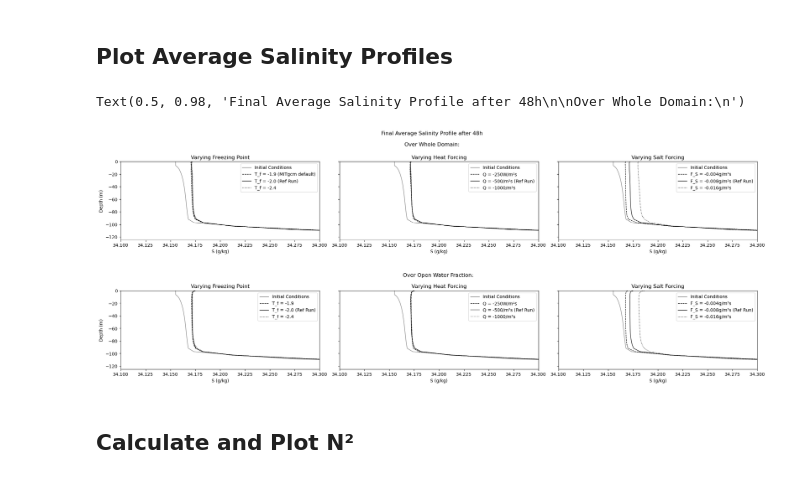
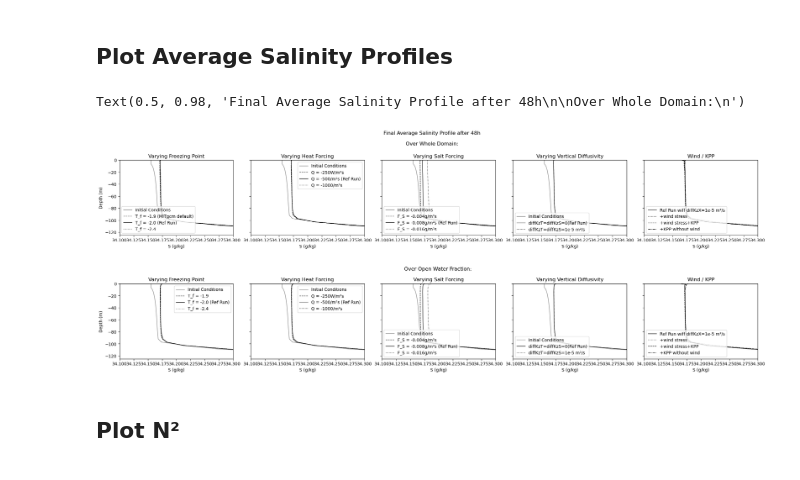
Before and after one commit to marlene-schramm/MSc_data_analysis, a Jupyter notebook: model_output/Compare_T_S_N2.ipynb, the cells around one changed output. Drawn from its saved outputs; the diff is of its cells as text; code cells hidden in the pictures.

```diff
--- a/model_output/Compare_T_S_N2.ipynb
+++ b/model_output/Compare_T_S_N2.ipynb
@@ -162,0 +215,15 @@ Text(0.5, 0.98, 'Final Average Temperature Profile after 48h\n\nOver Whole Domai
+# %%
+# close look at some diffk + wind varations
+fig, axs = plt.subplots(figsize = (25,8))
+plt.rcParams['lines.linewidth'] = 1
+
+axs.set_title("Varying Vertical Diffusivity / Wind")
+axs.plot(final_avg_T_wholedomain.initCond, final_avg_T_wholedomain.index, label = "Initial Conditions", color = "grey")
+axs.plot(final_avg_T_wholedomain.MIZ009, final_avg_T_wholedomain.index, label = "diffKzT=diffKzS=0(Ref Run)", color = "black")
+axs.plot(final_avg_T_wholedomain.MIZ017, final_avg_T_wholedomain.index, label = "diffKzT=diffKzS=1e-5 m²/s", color = "black", linestyle = "dotted")
+axs.plot(final_avg_T_wholedomain.MIZ018, final_avg_T_wholedomain.index, label = "diffKz + wind", color = "black", linestyle = "dashed")
+axs.set_xlabel("T (°C)")
+axs.set_ylabel("Depth (m)")
+axs.set_xlim(-1.98,-1.9)
+
+axs.legend()
@@ -165,7 +235,7 @@ Text(0.5, 0.98, 'Final Average Temperature Profile after 48h\n\nOver Whole Domai
 # %%
 # both in one plot
 
-fig, axs = plt.subplots(2,3, figsize = (21,8), sharex = False, sharey = True, constrained_layout = True)
+fig, axs = plt.subplots(2,5, figsize = (22,8), sharex = False, sharey = True, constrained_layout = True)
 plt.rcParams['lines.linewidth'] = 1
 
 # WHOLE DOMAIN
@@ -192,6 +262,19 @@ axs[0,2].plot(final_avg_S_wholedomain.MIZ012, final_avg_S_wholedomain.index, lab
 axs[0,2].plot(final_avg_S_wholedomain.MIZ009, final_avg_S_wholedomain.index, label = "F_S = -0.008g/m²s (Ref Run)", color = "black")
 axs[0,2].plot(final_avg_S_wholedomain.MIZ013, final_avg_S_wholedomain.index, label = "F_S = -0.016g/m²s", color = "black", linestyle = "dotted")
 
+# diffKz variation
+axs[0,3].set_title("Varying Vertical Diffusivity")
+axs[0,3].plot(final_avg_S_wholedomain.initCond, final_avg_S_wholedomain.index, label = "Initial Conditions", color = "grey")
+axs[0,3].plot(final_avg_S_wholedomain.MIZ009, final_avg_S_wholedomain.index, label = "diffKzT=diffKzS=0(Ref Run)", color = "black")
+axs[0,3].plot(final_avg_S_wholedomain.MIZ017, final_avg_S_wholedomain.index, label = "diffKzT=diffKzS=1e-5 m²/s", color = "black", linestyle = "dotted")
+
+# wind & KPP
+axs[0,4].set_title("Wind / KPP")
+axs[0,4].plot(final_avg_S_wholedomain.MIZ016, final_avg_S_wholedomain.index, label = "Ref Run wiff diffKzX=1e-5 m²/s", color = "black")
+axs[0,4].plot(final_avg_S_wholedomain.MIZ018, final_avg_S_wholedomain.index, label = "+wind stress", color = "black", linestyle = "dotted")
+axs[0,4].plot(final_avg_S_wholedomain.MIZ019, final_avg_S_wholedomain.index, label = "+wind stress+KPP", color = "black", linestyle = "dashed")
+axs[0,4].plot(final_avg_S_wholedomain.MIZ020, final_avg_S_wholedomain.index, label = "+KPP without wind", color = "black", linestyle = "dashdot")
+
 # OPEN WATER FRACTION
 # freezing point variations
 axs[1,0].set_title("Varying Freezing Point")
@@ -202,35 +285,47 @@ axs[1,0].plot(final_avg_S_openwater.MIZ015, final_avg_S_openwater.index, label =
 axs[1,0].set_ylabel("Depth (m)")
 axs[1,0].set_xlabel("S (g/kg)")
 
 
 # heat flux variations
-axs[1,1].set_title("\n\n\nOver Open Water Fraction: \n\nVarying Heat Forcing")
+axs[1,1].set_title("Varying Heat Forcing")
 axs[1,1].plot(final_avg_S_wholedomain.initCond, final_avg_S_wholedomain.index, label = "Initial Conditions", color = "grey")
 axs[1,1].plot(final_avg_S_openwater.MIZ010, final_avg_S_openwater.index, label = "Q = -250W/m²s", color = "black", linestyle = "dashed")
 axs[1,1].plot(final_avg_S_openwater.MIZ009, final_avg_S_openwater.index, label = "Q = -500/m²s (Ref Run)", color = "black")
 axs[1,1].plot(final_avg_S_openwater.MIZ011, final_avg_S_openwater.index, label = "Q = -1000/m²s", color = "black", linestyle = "dotted")
 axs[1,1].set_xlabel("S (g/kg)")
 
 
 # salt forcing variation
-axs[1,2].set_title("Varying Salt Forcing")
+axs[1,2].set_title("\n\n\nOver Open Water Fraction: \n\nVarying Salt Forcing")
 axs[1,2].plot(final_avg_S_wholedomain.initCond, final_avg_S_wholedomain.index, label = "Initial Conditions", color = "grey")
 axs[1,2].plot(final_avg_S_openwater.MIZ012, final_avg_S_openwater.index, label = "F_S = -0.004g/m²s", color = "black", linestyle = "dashed")
 axs[1,2].plot(final_avg_S_openwater.MIZ009, final_avg_S_openwater.index, label = "F_S = -0.008g/m²s (Ref Run)", color = "black", linewidth = 1)
 axs[1,2].plot(final_avg_S_openwater.MIZ013, final_avg_S_openwater.index, label = "F_S = -0.016g/m²s", color = "black", linestyle = "dotted")
 axs[1,2].set_xlabel("S (g/kg)")
 
+# diffKz variation
+axs[1,3].set_title("Varying Vertical Diffusivity")
+axs[1,3].plot(final_avg_S_wholedomain.initCond, final_avg_S_wholedomain.index, label = "Initial Conditions", color = "grey")
+axs[1,3].plot(final_avg_S_openwater.MIZ009, final_avg_S_openwater.index, label = "diffKzT=diffKzS=0(Ref Run)", color = "black")
+axs[1,3].plot(final_avg_S_openwater.MIZ017, final_avg_S_openwater.index, label = "diffKzT=diffKzS=1e-5 m²/s", color = "black", linestyle = "dotted")
+
+# wind & KPP
+axs[1,4].set_title("Wind / KPP")
+axs[1,4].plot(final_avg_S_wholedomain.MIZ016, final_avg_S_wholedomain.index, label = "Ref Run wiff diffKzX=1e-5 m²/s", color = "black")
+axs[1,4].plot(final_avg_S_openwater.MIZ018, final_avg_S_openwater.index, label = "+wind stress", color = "black", linestyle = "dotted")
+axs[1,4].plot(final_avg_S_openwater.MIZ019, final_avg_S_openwater.index, label = "+wind stress+KPP", color = "black", linestyle = "dashed")
+axs[1,4].plot(final_avg_S_openwater.MIZ020, final_avg_S_openwater.index, label = "+KPP without wind", color = "black", linestyle = "dashdot")
 
 for ax in axs.flatten():
     ax.legend()
     ax.set_ylim(-125,0)
     ax.set_xlim(34.1,34.3)
     ax.set_xlabel("S (g/kg)")
 
 
 plt.suptitle("Final Average Salinity Profile after 48h\n\nOver Whole Domain:\n")
 # %% [output]
 Text(0.5, 0.98, 'Final Average Salinity Profile after 48h\n\nOver Whole Domain:\n')
-[figure, old version]
+[figure, new version]
 # %% [markdown]
-## Calculate and Plot N²
+##  Plot N²
```
Also changed, not shown: parts of 6 cells of this notebook.
